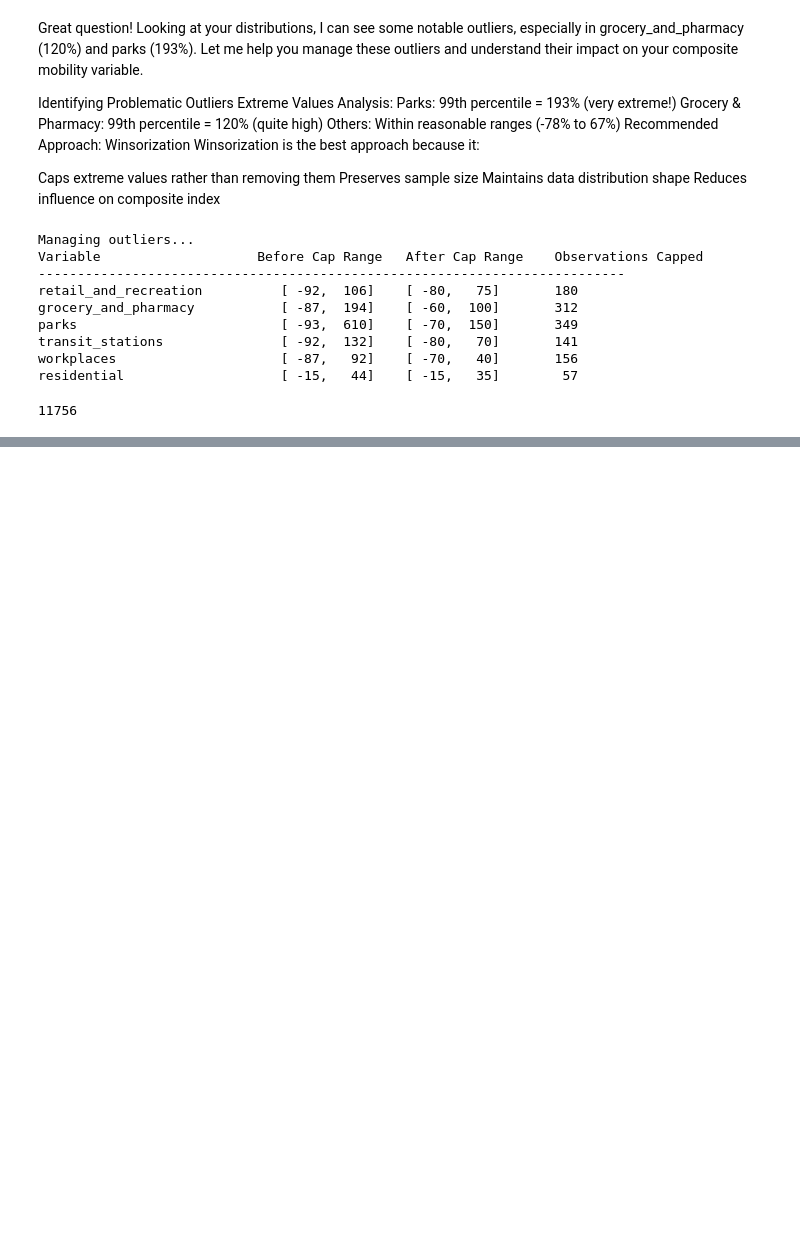
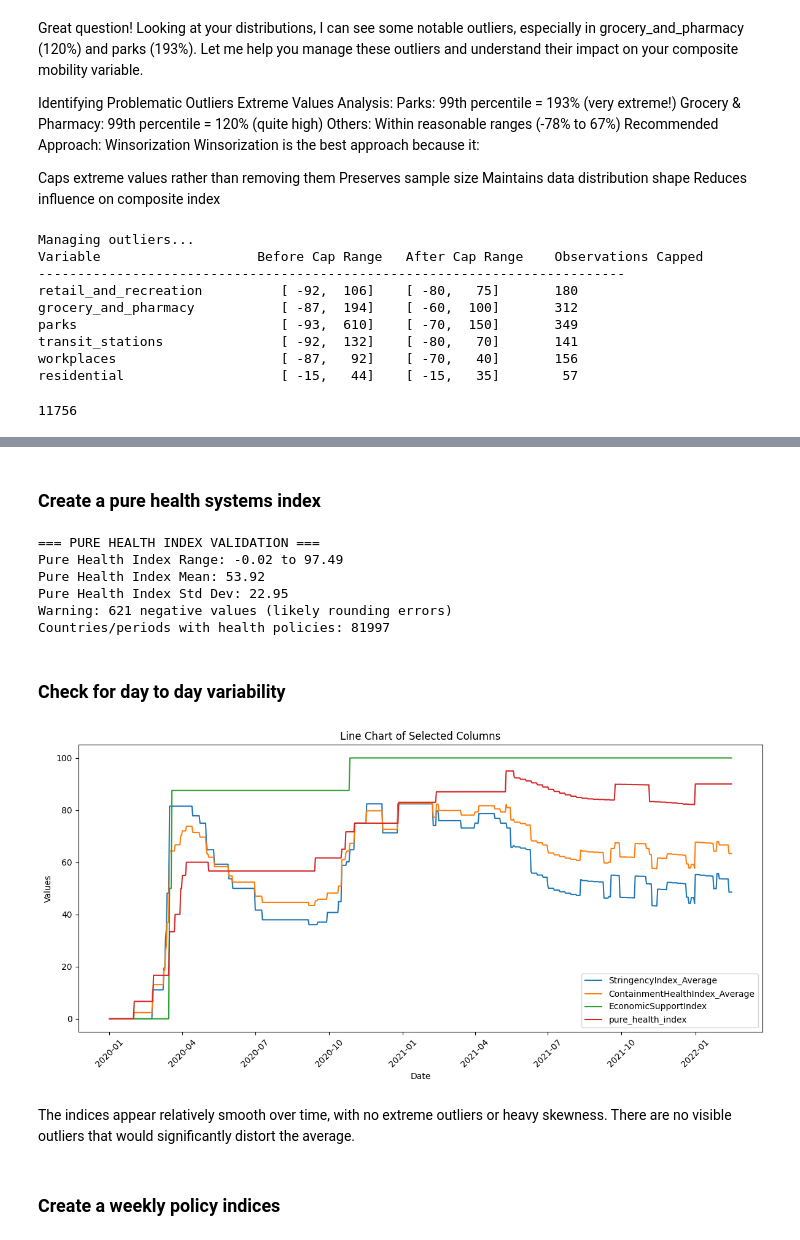
Before and after one commit to biogear13/country-factors-mobility, a Jupyter notebook: data_cleaning_and_feature_selection.ipynb, the cells around one changed output, grey strips where cells are left out. Drawn from its saved outputs; the diff is of its cells as text; code cells hidden in the pictures; blank space fills up the shorter version.

```diff
--- a/data_cleaning_and_feature_selection.ipynb
+++ b/data_cleaning_and_feature_selection.ipynb
@@ -1442,0 +1664,62 @@ residential - 1st percentile: -10.00, 1st quartile:1.00, median:6.00, 3rd quarti
+# %% [markdown]
+### Create a pure health systems index
+# %%
+def create_pure_health_index(df):
+    """Create pure health index accounting for different indicator counts"""
+
+    # Your mathematically correct formula
+    df_result = df.copy()
+    df_result['pure_health_index'] = (
+        (df_result['ContainmentHealthIndex_Average'] * 14) -
+        (df_result['StringencyIndex_Average'] * 9)
+    ) / 5
+
+    # Validate the results
+    print("=== PURE HEALTH INDEX VALIDATION ===")
+    print(f"Pure Health Index Range: {df_result['pure_health_index'].min():.2f} to {df_result['pure_health_index'].max():.2f}")
+    print(f"Pure Health Index Mean: {df_result['pure_health_index'].mean():.2f}")
+    print(f"Pure Health Index Std Dev: {df_result['pure_health_index'].std():.2f}")
+
+    # Check for negative values (should be minimal)
+    negative_count = (df_result['pure_health_index'] < 0).sum()
+    if negative_count > 0:
+        print(f"Warning: {negative_count} negative values (likely rounding errors)")
+        # Clip negative values to 0
+        df_result['pure_health_index'] = df_result['pure_health_index'].clip(lower=0)
+
+    # Verify the calculation makes sense
+    countries_with_health_policies = (df_result['pure_health_index'] > 0).sum()
+    print(f"Countries/periods with health policies: {countries_with_health_policies}")
+
+    return df_result
+
+# Apply the formula
+policy_data_with_pure_health = create_pure_health_index(policy_index)
+# %% [output]
+=== PURE HEALTH INDEX VALIDATION ===
+Pure Health Index Range: -0.02 to 97.49
+Pure Health Index Mean: 53.92
+Pure Health Index Std Dev: 22.95
+Warning: 621 negative values (likely rounding errors)
+Countries/periods with health policies: 81997
+# %%
+# Since policies can not be negative and -0.02 most likely a rounding error, I would clip it to 0
+policy_data_with_pure_health['pure_health_index'] = policy_data_with_pure_health['pure_health_index'].clip(lower=0)
+# %% [markdown]
+### Check for day to day variability
+# %%
+# Check Botswana
+country_to_check = policy_data_with_pure_health[policy_data_with_pure_health['Code'] == 'AUT']
+graph_columns(country_to_check, 'Date', [
+    'StringencyIndex_Average',
+    'ContainmentHealthIndex_Average',
+    'EconomicSupportIndex',
+    'pure_health_index'
+    ], "line")
+# %% [output]
+[figure, added]
+# %% [markdown]
+The indices appear relatively smooth over time, with no extreme outliers or heavy skewness.
+There are no visible outliers that would significantly distort the average.
+# %% [markdown]
+### Create a weekly policy indices
```
Also changed, not shown: parts of 38 cells of this notebook, 5 other files.
